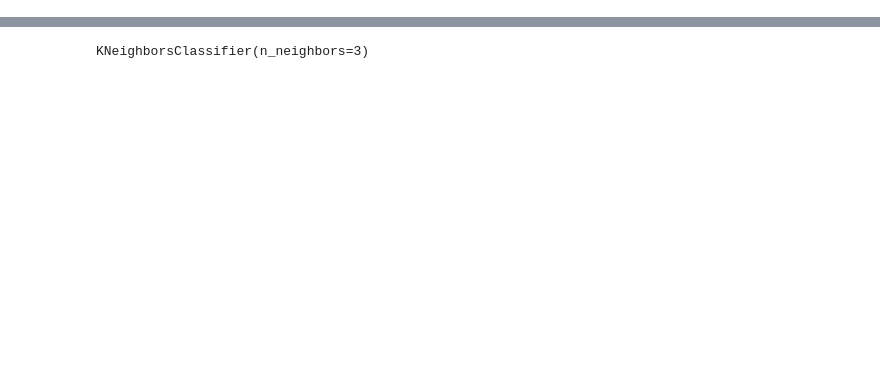
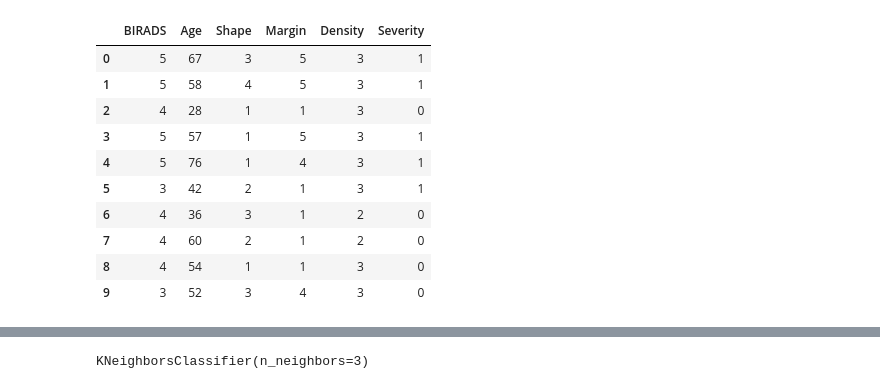
Before and after one commit to JesusG753/API_Prediccion, a Jupyter notebook: Cancer de mama - API.ipynb, the cells around one changed output, grey strips where cells are left out. Cells and saved outputs as stored; diff of their text form; code cells hidden in the pictures; blank space fills up the shorter version.

```diff
--- a/Cancer de mama - API.ipynb
+++ b/Cancer de mama - API.ipynb
@@ -15,3 +1,16 @@ from threading import Thread
 # %%
 dataframe = pd.read_csv('DSCancerDeMamaSinDatosPerdidos.csv', sep=';')
 clasificadores = ['Benigno', 'Maligno']
+dataframe.head(10)
+# %% [output]
+|  | BIRADS | Age | Shape | Margin | Density | Severity |
+| 0 | 5 | 67 | 3 | 5 | 3 | 1 |
+| 1 | 5 | 58 | 4 | 5 | 3 | 1 |
+| 2 | 4 | 28 | 1 | 1 | 3 | 0 |
+| 3 | 5 | 57 | 1 | 5 | 3 | 1 |
+| 4 | 5 | 76 | 1 | 4 | 3 | 1 |
+| 5 | 3 | 42 | 2 | 1 | 3 | 1 |
+| 6 | 4 | 36 | 3 | 1 | 2 | 0 |
+| 7 | 4 | 60 | 2 | 1 | 2 | 0 |
+| 8 | 4 | 54 | 1 | 1 | 3 | 0 |
+| 9 | 3 | 52 | 3 | 4 | 3 | 0 |
```
Also changed, not shown: parts of 11 cells of this notebook, 1 other file.
